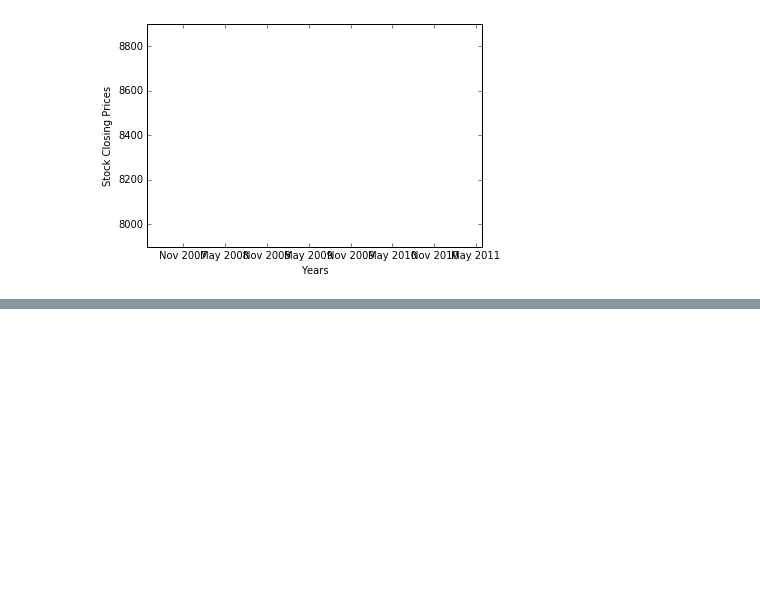
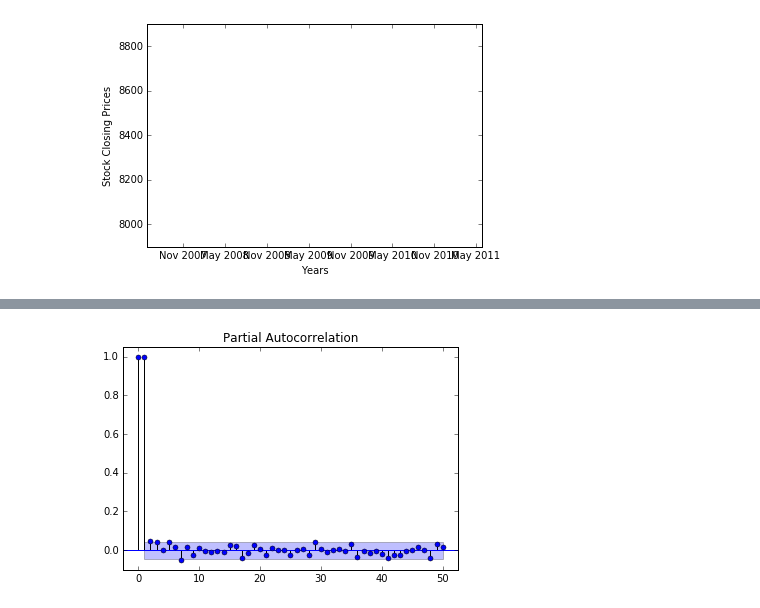
Before and after one commit to ShreyamsJain/Stock-Price-Prediction-Model, a Jupyter notebook: StockPredictionModelv2.ipynb, the cells around one changed output, grey strips where cells are left out. Saved outputs shown, nothing was run; the diff lists cells and outputs as text; code cells hidden in the pictures; blank space fills up the shorter version.

```diff
--- a/StockPredictionModelv2.ipynb
+++ b/StockPredictionModelv2.ipynb
@@ -529,0 +591,4 @@ ValueError: Cannot add integral value to Timestamp without offset.
+# %%
+plot_pacf(df_dateclose, lags=50)
+# %% [output]
+[figure, added]
```
Also changed, not shown: parts of 15 cells of this notebook.
